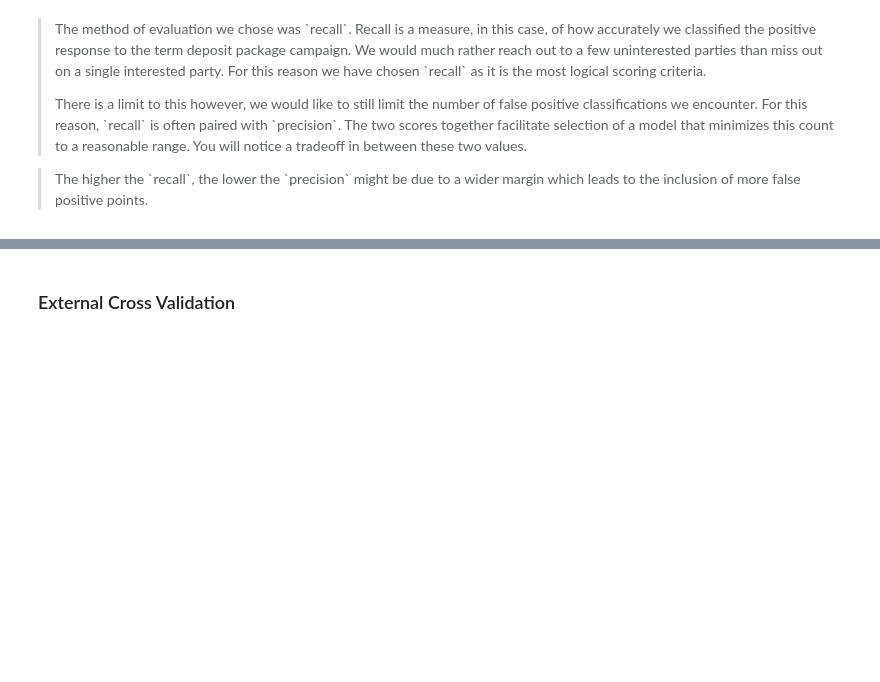
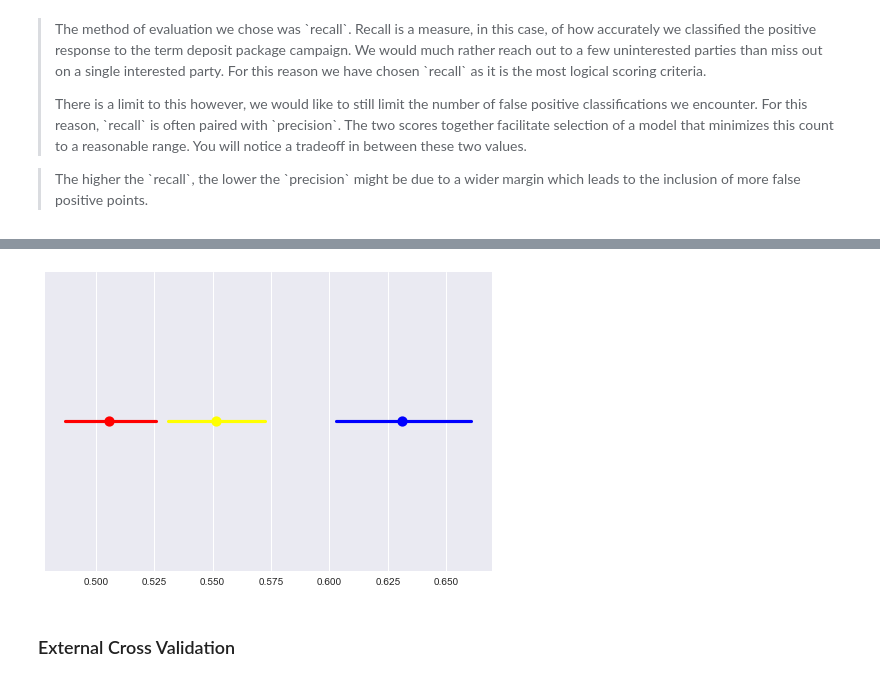
Before and after one commit to GriffinLane/DataMining-Lab2, a Jupyter notebook: Lab 2.ipynb, the cells around one changed output, grey strips where cells are left out. Drawn from its saved outputs; the diff is of its cells as text; code cells hidden in the pictures; blank space fills up the shorter version.

```diff
--- a/Lab 2.ipynb
+++ b/Lab 2.ipynb
@@ -427,11 +471,13 @@ plt.show()
 # %%
-fig, axarr = plt.subplots(3,1, sharey=True, figsize=[15,15])
+#fig, axarr = plt.subplots(3,1, sharey=True, figsize=[15,15])
 
-sns.boxplot(rf_prec, color="yellow", ax=axarr[2])
-sns.boxplot(svm_prec, color="blue", ax=axarr[1])
-sns.boxplot(knn_prec, color="red", ax=axarr[0])
+sns.pointplot(rf_prec, color="yellow")#, ax=axarr[2])
+sns.pointplot(svm_prec, color="blue")#, ax=axarr[1])
+sns.pointplot(knn_prec, color="red")#, ax=axarr[0])
 
 plt.show()
+# %% [output]
+[figure, added]
 # %% [markdown]
 ### External Cross Validation
 # %%
```
Also changed, not shown: parts of 22 cells of this notebook.
